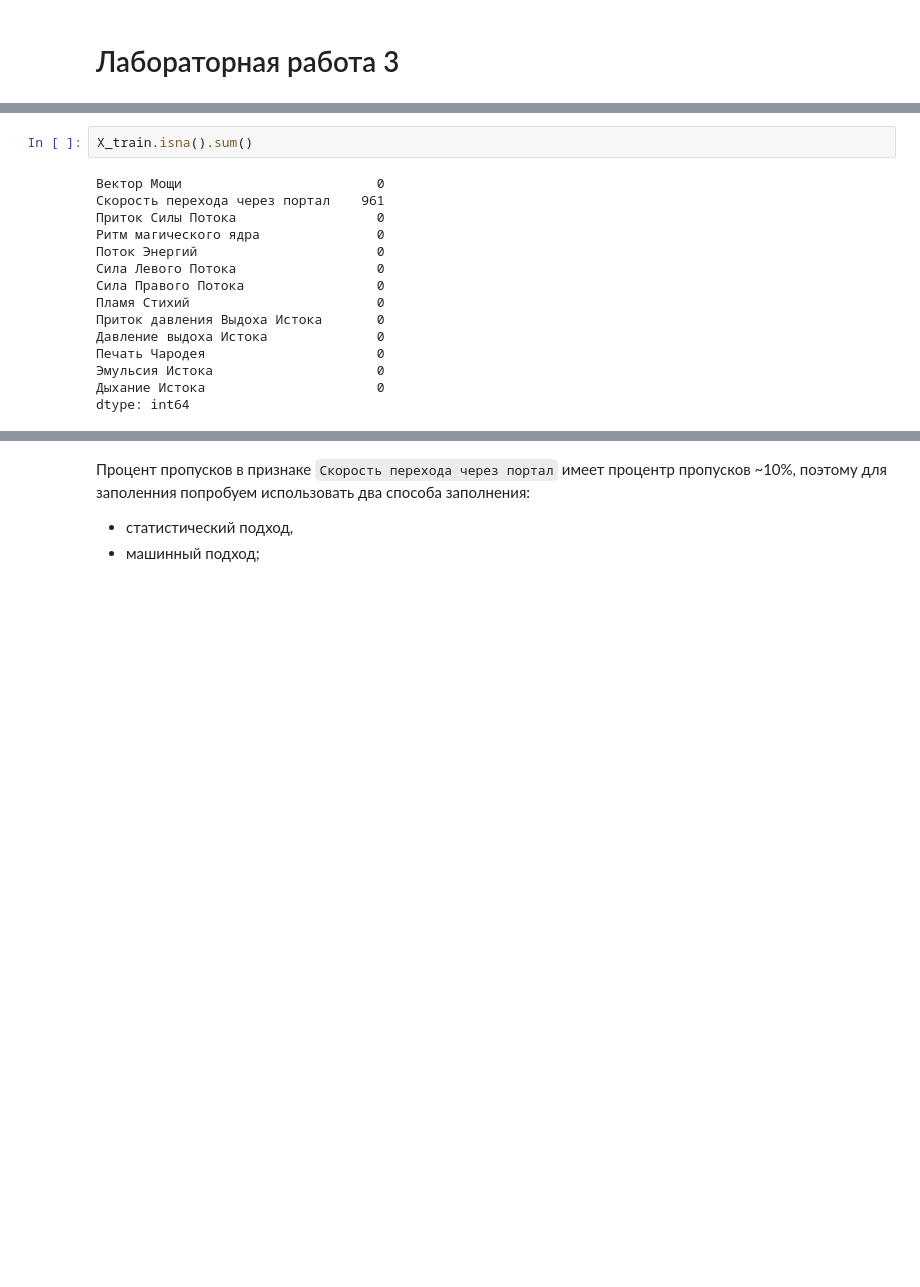
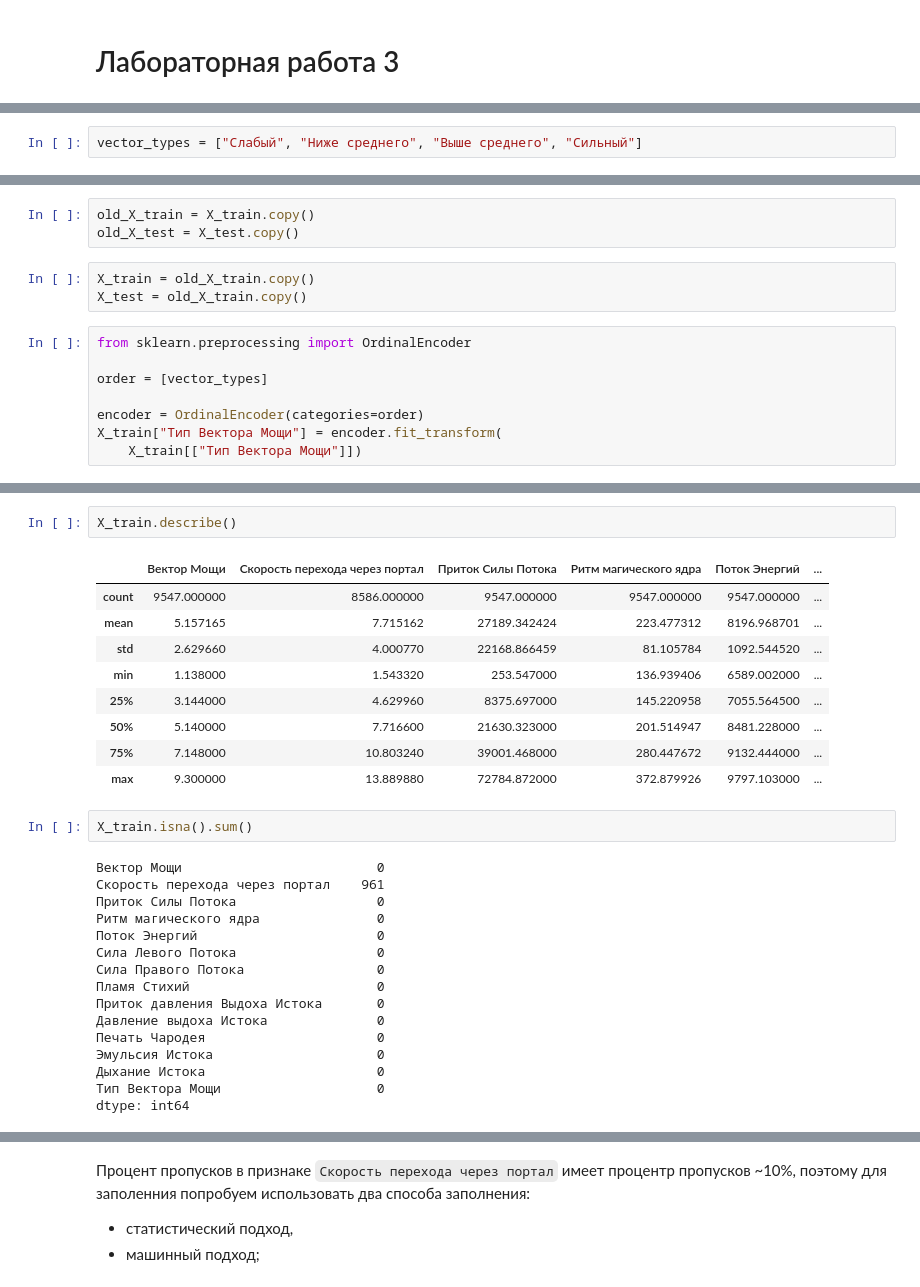
Before and after one commit to Vaiforo/practi5, a Jupyter notebook: labworks.ipynb, the cells around one changed output, grey strips where cells are left out. Saved outputs shown, nothing was run; the diff lists cells and outputs as text; blank space fills up the shorter version.

```diff
--- a/labworks.ipynb
+++ b/labworks.ipynb
@@ -465,0 +498,2 @@ len(X_train), len(X_test)
+# %%
+vector_types = ["Слабый", "Ниже среднего", "Выше среднего", "Сильный"]
@@ -465,0 +504,14 @@ len(X_train), len(X_test)
+# %%
+old_X_train = X_train.copy()
+old_X_test = X_test.copy()
+# %%
+X_train = old_X_train.copy()
+X_test = old_X_train.copy()
+# %%
+from sklearn.preprocessing import OrdinalEncoder
+
+order = [vector_types]
+
+encoder = OrdinalEncoder(categories=order)
+X_train["Тип Вектора Мощи"] = encoder.fit_transform(
+    X_train[["Тип Вектора Мощи"]])
@@ -466,3 +579,15 @@ len(X_train), len(X_test)
+# %%
+X_train.describe()
+# %% [output]
+|  | Вектор Мощи | Скорость перехода через портал | Приток Силы Потока | Ритм магического ядра | Поток Энергий | ... |
+| count | 9547.000000 | 8586.000000 | 9547.000000 | 9547.000000 | 9547.000000 | ... |
+| mean | 5.157165 | 7.715162 | 27189.342424 | 223.477312 | 8196.968701 | ... |
+| std | 2.629660 | 4.000770 | 22168.866459 | 81.105784 | 1092.544520 | ... |
+| min | 1.138000 | 1.543320 | 253.547000 | 136.939406 | 6589.002000 | ... |
+| 25% | 3.144000 | 4.629960 | 8375.697000 | 145.220958 | 7055.564500 | ... |
+| 50% | 5.140000 | 7.716600 | 21630.323000 | 201.514947 | 8481.228000 | ... |
+| 75% | 7.148000 | 10.803240 | 39001.468000 | 280.447672 | 9132.444000 | ... |
+| max | 9.300000 | 13.889880 | 72784.872000 | 372.879926 | 9797.103000 | ... |
 # %%
 X_train.isna().sum()
 # %% [output]
@@ -479,6 +604,7 @@ X_train.isna().sum()
 Печать Чародея                      0
 Эмульсия Истока                     0
 Дыхание Истока                      0
+Тип Вектора Мощи                    0
 dtype: int64
 # %%
 missing = X_train["Скорость перехода через портал"].isna().sum()
```
Also changed, not shown: parts of 13 cells of this notebook.
